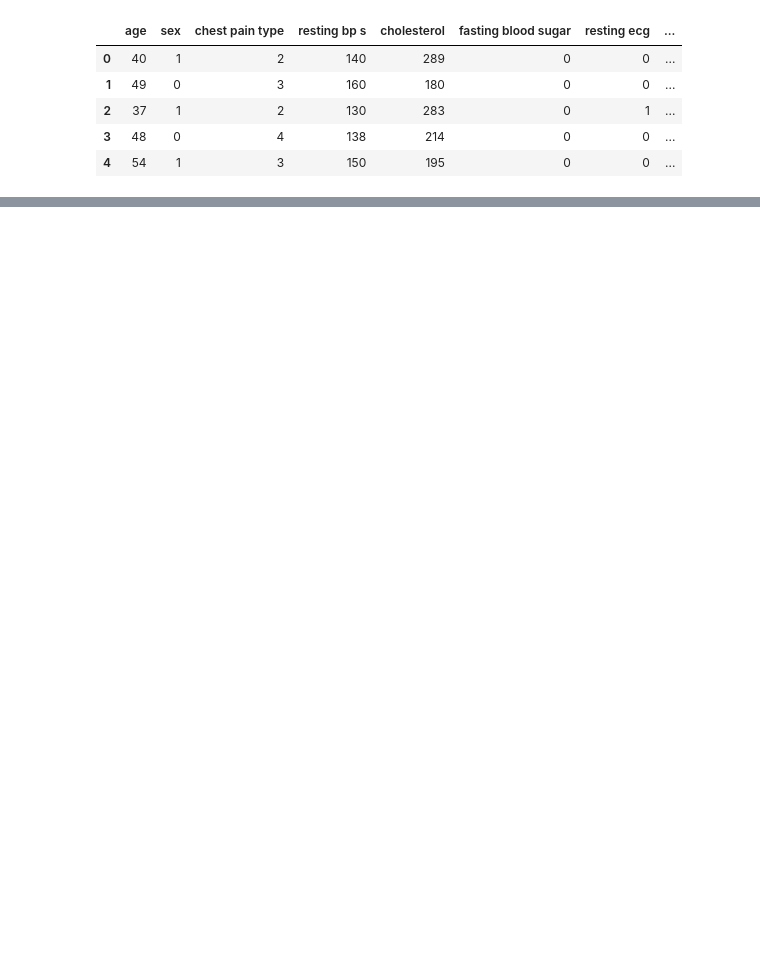
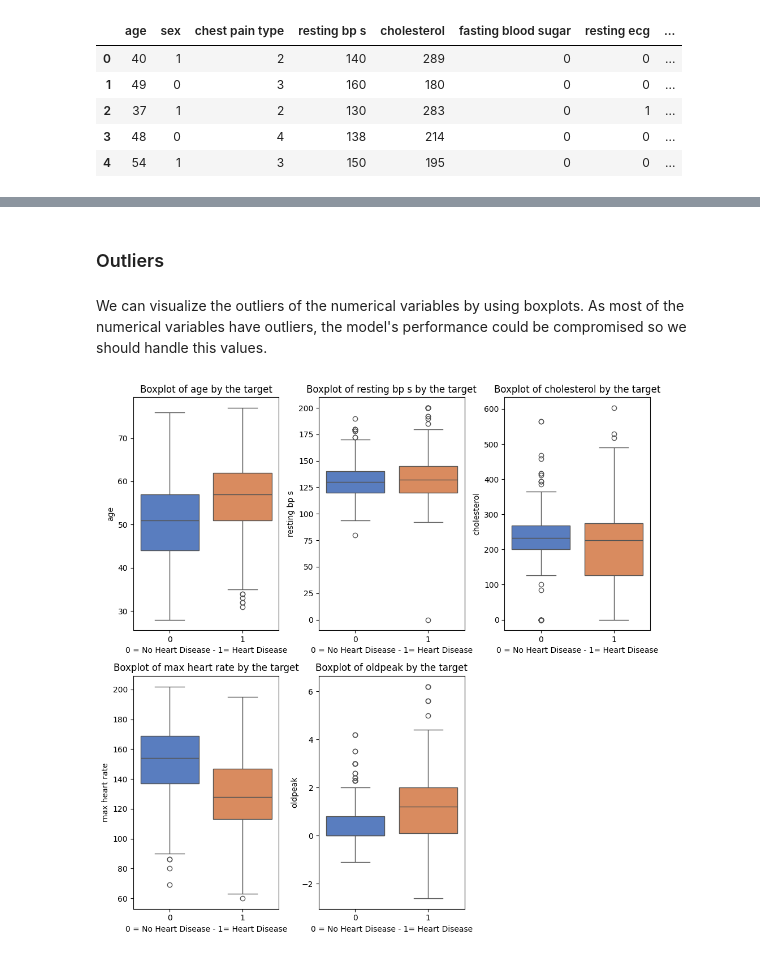
Before and after one commit to andrejet55/data-science, a Jupyter notebook: final_project.ipynb, the cells around one changed output, grey strips where cells are left out. Saved outputs shown, nothing was run; the diff lists cells and outputs as text; code cells hidden in the pictures; blank space fills up the shorter version.

```diff
--- a/final_project.ipynb
+++ b/final_project.ipynb
@@ -23,0 +188,3 @@ df.head()
+# %%
+numerical_df = df[['age', 'resting bp s', 'cholesterol', 'max heart rate', 'oldpeak', 'target']]
+numerical_df.drop(columns='target').describe()
@@ -23,0 +278,30 @@ df.head()
+# %% [markdown]
+### Outliers
+# %% [markdown]
+We can visualize the outliers of the numerical variables by using boxplots. As most of the numerical variables have outliers, the model's performance could be compromised so we should handle this values.
+# %%
+# box plot
+
+# Create a figure with subplots
+numerical_features = numerical_df.drop(columns='target').columns
+n_features = len(numerical_features)
+n_cols = 3  # Number of columns in the grid
+n_rows = (n_features + n_cols - 1) // n_cols  # Number of rows needed
+
+fig, axes = plt.subplots(n_rows, n_cols, figsize=(10, 10))
+axes = axes.flatten()  # Flatten to make indexing easier
+
+# Loop through each categorical feature and create a boxplot
+for i, feature in enumerate(numerical_features):
+    sns.boxplot(x='target', y=feature, data=df, ax=axes[i], palette='muted')
+    axes[i].set_title(f'Boxplot of {feature} by the target')
+    axes[i].set_xlabel('0 = No Heart Disease - 1= Heart Disease')
+
+# Hide any empty subplots
+for j in range(i + 1, len(axes)):
+    fig.delaxes(axes[j])
+
+plt.tight_layout()
+plt.show()
+# %% [output]
+[figure, added]
```
Also changed, not shown: parts of 50 cells of this notebook.
